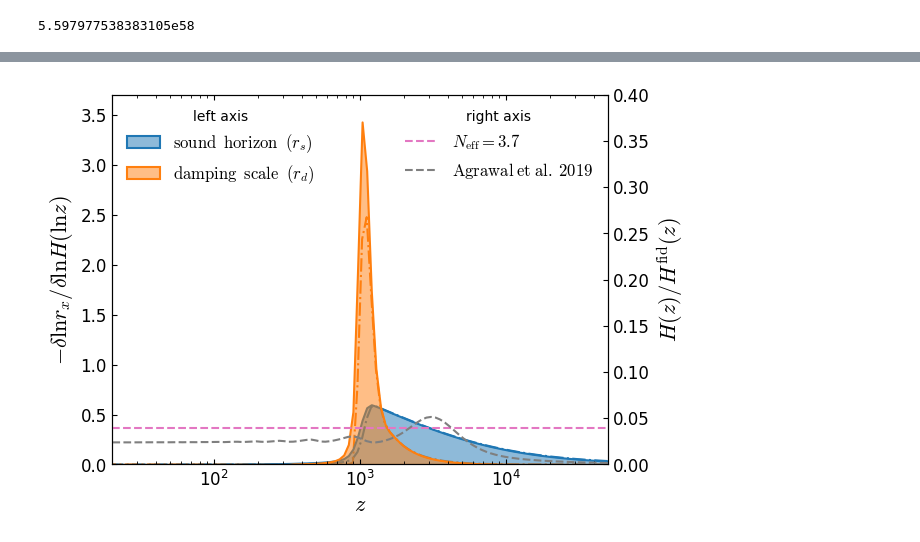
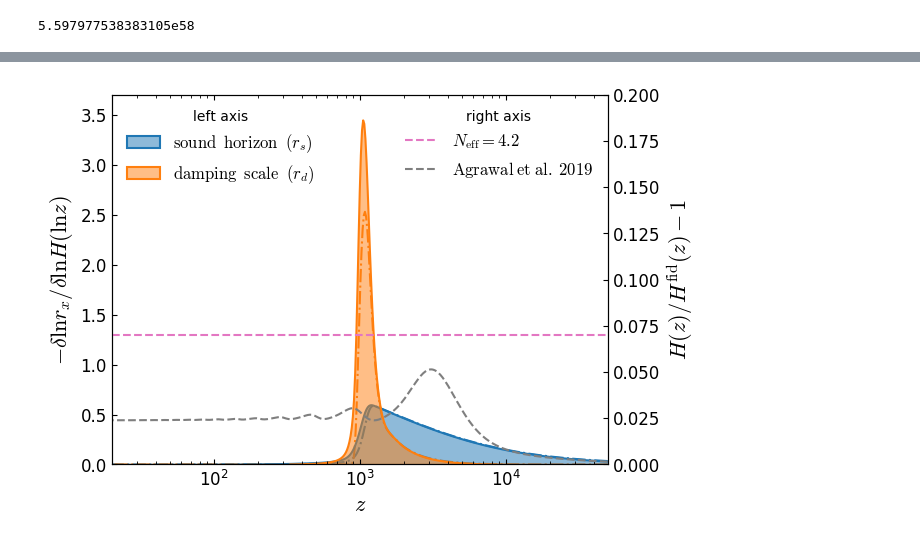
Before and after one commit to marius311/hubblehunters, a Jupyter notebook: rs_rd_figure.ipynb, the cells around one changed output, grey strips where cells are left out. Drawn from its saved outputs; the diff is of its cells as text; code cells hidden in the pictures.

```diff
--- a/rs_rd_figure.ipynb
+++ b/rs_rd_figure.ipynb
@@ -17,2 +23,3 @@ WARNING: using Dierckx.integrate in module Main conflicts with an existing ident
 # %%
-p = new_params(H0=67., ωb=0.0225, ωc=0.12, mν=0.06eV, Nν_massive=1., Nν_massless=2.046, reltol=1e-4);
+p = new_params(H0=67., ωb=0.0225, ωc=0.12, mν=0.06eV, Nν_massive=1., Nν_massless=2.046, reltol=1e-4)
+p = Cosmology.precompute_ρνmassive(p);
@@ -27,7 +28,7 @@ p = new_params(H0=67., ωb=0.0225, ωc=0.12, mν=0.06eV, Nν_massive=1., Nν_mas
 # %% [output]
 gvis (self function of type Params)
 # %%
-z = 10 .^ range(5,1,length=128);
+z = 10 .^ range(5,1,length=512);
 # %%
 @self Params ⅆrsvis_ⅆlnH_term1(z) = (exp(-τ(z))-1) * ⅆrs_ⅆz(z)
 @self Params ⅆrsvis_ⅆlnH_term2(z) = -gvis(z)*rs(z)
@@ -89,3 +82,5 @@ rdeff = rd_vis(p,r₀);
+# %%
+Hz_ϕ4 = Spline1D(eachcol(readdlm("Phi4_TEfull_BAOhlz_Lens_H0_Pant_bf_background.dat",comments=true)[end:-1:1,[1,4]])...);
 # %%
 rc("patch", linewidth=1.5)
 to_rgba = plt.matplotlib.colors.to_rgba;
@@ -94,35 +87,32 @@ using DelimitedFiles
-# %%
-using Interpolations
-Hz_ϕ4 = LinearInterpolation(eachcol(readdlm("Phi4_TEfull_BAOhlz_Lens_H0_Pant_bf_background.dat",comments=true)[end:-1:1,[1,4]])...);
 # %%
 fill_between(z, 0, -z .* drs, edgecolor="C0", facecolor=to_rgba("C0",0.5), label=raw"${\rm sound\;\;horizon} \;\;(r_s)$")
 semilogx(z, -z .* drs′, c="C0", ls="-.", zorder=-100)
 
 fill_between(z, 0, -z .* drd, edgecolor="C1", facecolor=to_rgba("C1",0.5), label=raw"${\rm damping\;\;scale} \;\;(r_d)$")
 semilogx(z, -z .* drd′, c="C1", ls="-.", zorder=-100)
 
 legend(title="left axis", loc="upper left")
 
 ylim(0,3.7)
 xlim(2e1,5e4)
 xlabel(raw"$z$")
 ylabel(raw"$-\delta \ln r_x / \delta \ln H(\ln z)$")
 
 twinx()
 
 
 
-plot(xlim(), fill(0.04,2), "C6--", label=raw"$N_{\rm eff}=3.7$")
+plot(xlim(), fill(0.07,2), "C6--", label=raw"$N_{\rm eff}=4.2$")
 plot(z, Hz_ϕ4.(z) ./ (Hubble.(p,z)*Mpc) .- 1, "C7--", label=raw"$\rm Agrawal\; et\; al.\; 2019$")
 
 legend(title="right axis", loc="upper right")
 
 # xscale("linear")
 # xlim(50,20000)
 
-ylim(0,0.4)
-ylabel(raw"$H(z) / H^{\rm fid}(z)$")
+ylim(0,0.2)
+ylabel(raw"$H(z) / H^{\rm fid}(z)-1$")
 
 savefig("paper/Figures/rs_rd.pdf", bbox_inches="tight")
 # %% [output]
-[figure, old version]
+[figure, new version]
```
Also changed, not shown: parts of 11 cells of this notebook, 1 other file.
